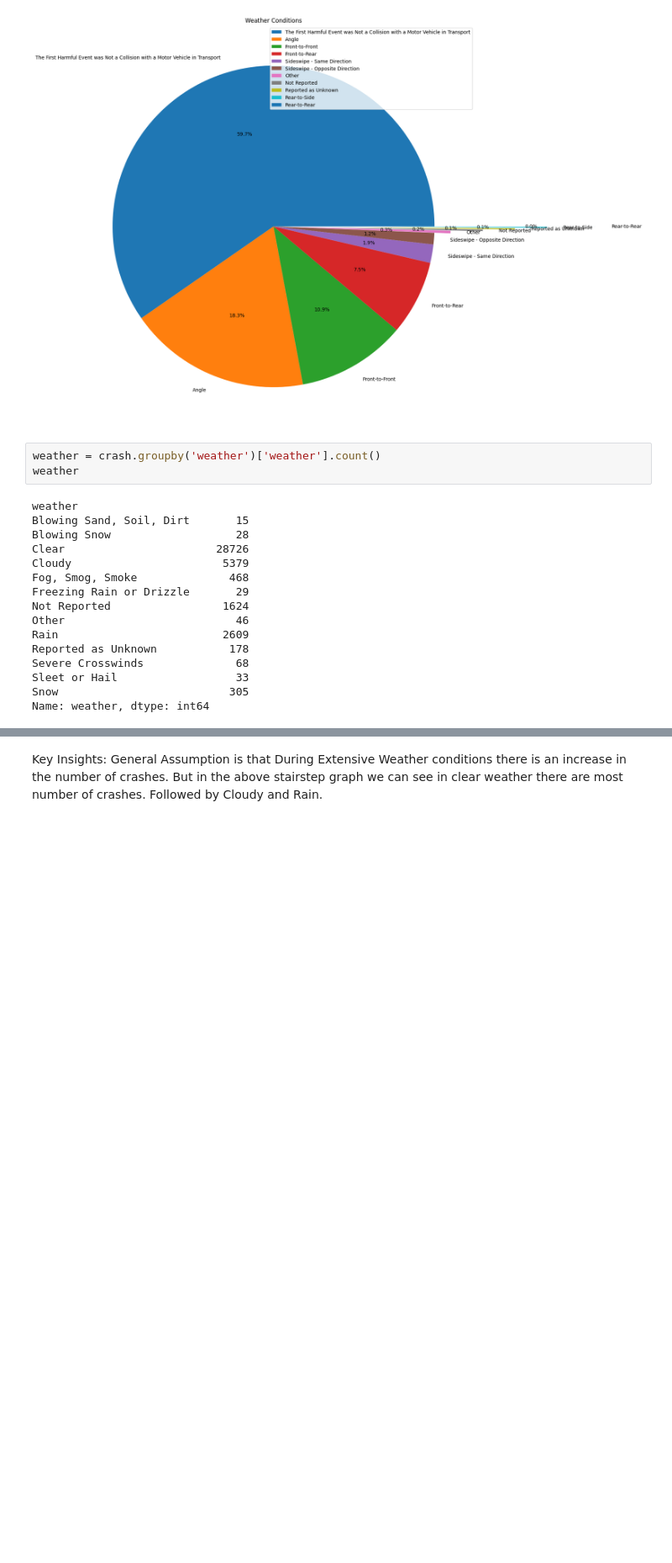
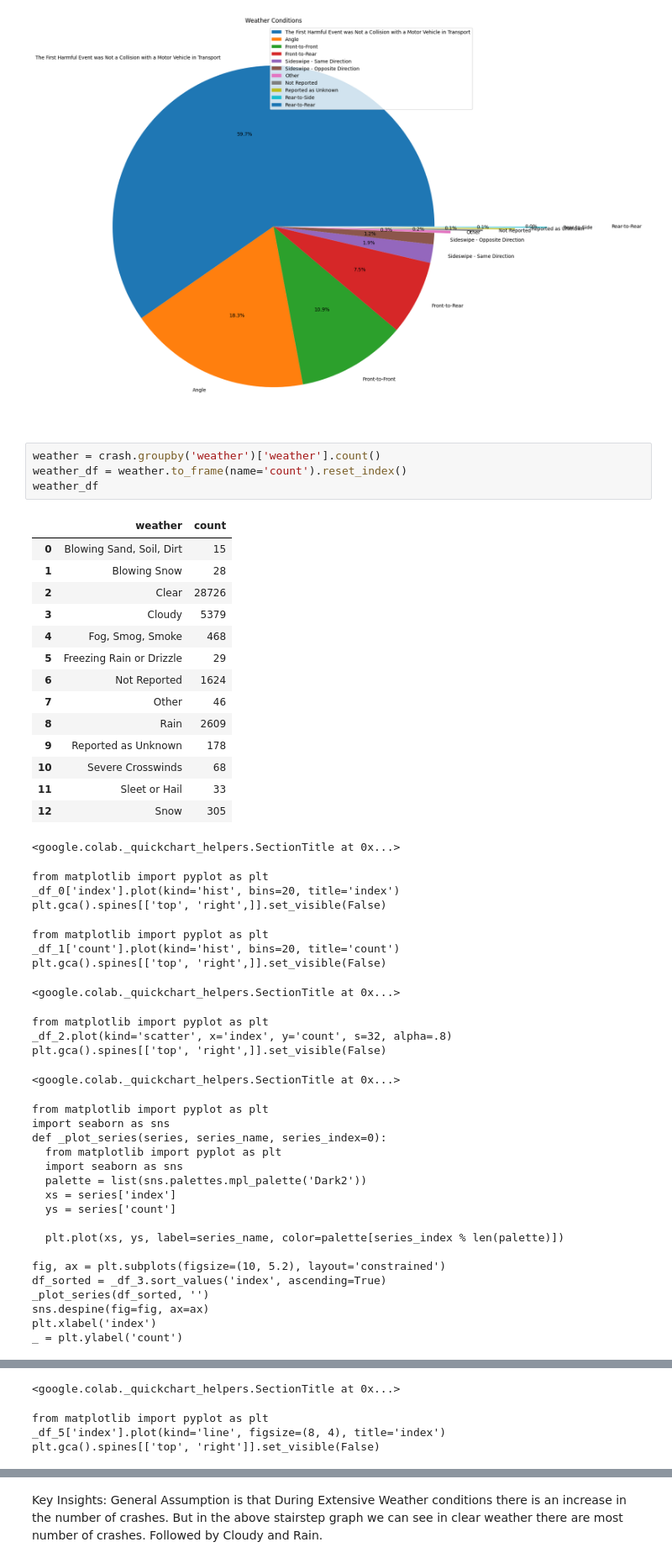
Before and after one commit to PranitKatwe/Car-Crash-Statistical-Analysis-using-Python, a Jupyter notebook: Car Crash Statistical Analysis.ipynb, the cells around one changed output, grey strips where cells are left out. Shown: that part at 84% size. Saved outputs shown, nothing was run; the diff lists cells and outputs as text; blank space fills up the shorter version.

```diff
--- a/Car Crash Statistical Analysis.ipynb
+++ b/Car Crash Statistical Analysis.ipynb
@@ -428,20 +431,49 @@ plt.show()
 [figure]
 # %%
 weather = crash.groupby('weather')['weather'].count()
-weather
+weather_df = weather.to_frame(name='count').reset_index()
+weather_df
 # %% [output]
+|  | weather | count |
+| 0 | Blowing Sand, Soil, Dirt | 15 |
+| 1 | Blowing Snow | 28 |
+| 2 | Clear | 28726 |
+| 3 | Cloudy | 5379 |
+| 4 | Fog, Smog, Smoke | 468 |
+| 5 | Freezing Rain or Drizzle | 29 |
+| 6 | Not Reported | 1624 |
+| 7 | Other | 46 |
+| 8 | Rain | 2609 |
+| 9 | Reported as Unknown | 178 |
+| 10 | Severe Crosswinds | 68 |
+| 11 | Sleet or Hail | 33 |
+| 12 | Snow | 305 |
-weather
-Blowing Sand, Soil, Dirt       15
-Blowing Snow                   28
-Clear                       28726
-Cloudy                       5379
-Fog, Smog, Smoke              468
-Freezing Rain or Drizzle       29
-Not Reported                 1624
-Other                          46
-Rain                         2609
-Reported as Unknown           178
-Severe Crosswinds              68
-Sleet or Hail                  33
-Snow                          305
-Name: weather, dtype: int64
+<google.colab._quickchart_helpers.SectionTitle at 0x...>
+from matplotlib import pyplot as plt
+_df_0['index'].plot(kind='hist', bins=20, title='index')
+plt.gca().spines[['top', 'right',]].set_visible(False)
+from matplotlib import pyplot as plt
+_df_1['count'].plot(kind='hist', bins=20, title='count')
+plt.gca().spines[['top', 'right',]].set_visible(False)
+<google.colab._quickchart_helpers.SectionTitle at 0x...>
+from matplotlib import pyplot as plt
+_df_2.plot(kind='scatter', x='index', y='count', s=32, alpha=.8)
+plt.gca().spines[['top', 'right',]].set_visible(False)
+<google.colab._quickchart_helpers.SectionTitle at 0x...>
+from matplotlib import pyplot as plt
+import seaborn as sns
+def _plot_series(series, series_name, series_index=0):
+  from matplotlib import pyplot as plt
+  import seaborn as sns
+  palette = list(sns.palettes.mpl_palette('Dark2'))
+  xs = series['index']
+  ys = series['count']
+
+  plt.plot(xs, ys, label=series_name, color=palette[series_index % len(palette)])
+
+fig, ax = plt.subplots(figsize=(10, 5.2), layout='constrained')
+df_sorted = _df_3.sort_values('index', ascending=True)
+_plot_series(df_sorted, '')
+sns.despine(fig=fig, ax=ax)
+plt.xlabel('index')
+_ = plt.ylabel('count')
@@ -447,0 +497,4 @@ Name: weather, dtype: int64
+<google.colab._quickchart_helpers.SectionTitle at 0x...>
+from matplotlib import pyplot as plt
+_df_5['index'].plot(kind='line', figsize=(8, 4), title='index')
+plt.gca().spines[['top', 'right']].set_visible(False)
```
Also changed, not shown: parts of 17 cells of this notebook.
